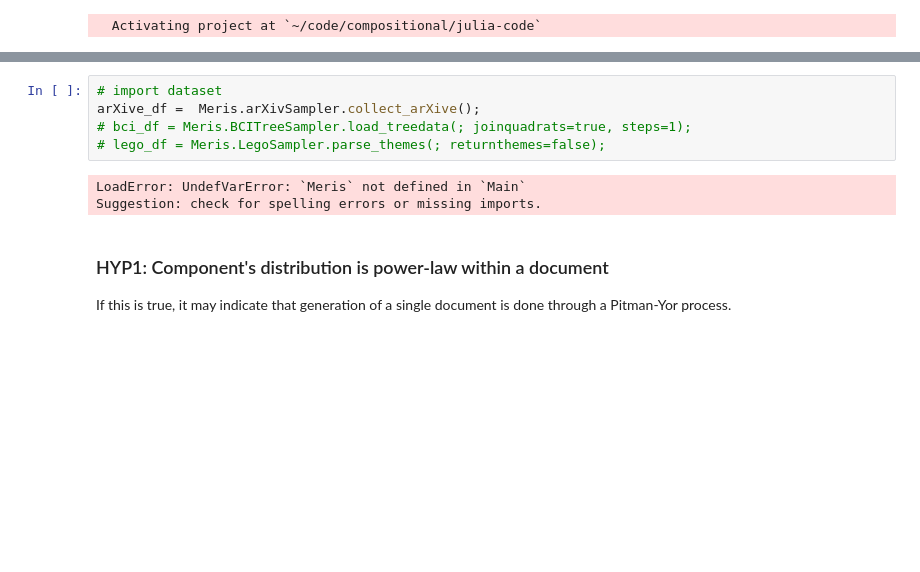
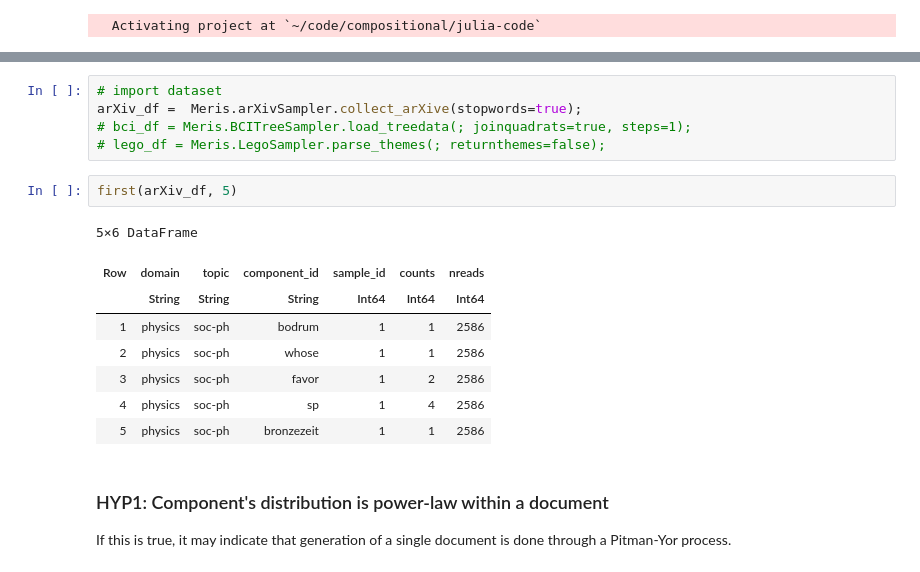
Before and after one commit to luca430/Meris, a Jupyter notebook: python-notebooks/hypJ.ipynb, the cells around one changed output, grey strips where cells are left out. Drawn from its saved outputs; the diff is of its cells as text; blank space fills up the shorter version.

```diff
--- a/python-notebooks/hypJ.ipynb
+++ b/python-notebooks/hypJ.ipynb
@@ -29,11 +10,19 @@ LoadError: Failed to precompile Meris [050ad861-3423-47d2-b9af-0fa14b653239] to
 # %%
 # import dataset
-arXive_df =  Meris.arXivSampler.collect_arXive();
+arXiv_df =  Meris.arXivSampler.collect_arXive(stopwords=true);
 # bci_df = Meris.BCITreeSampler.load_treedata(; joinquadrats=true, steps=1);
 # lego_df = Meris.LegoSampler.parse_themes(; returnthemes=false);
-# %% [output]
-LoadError: UndefVarError: `Meris` not defined in `Main`
-Suggestion: check for spelling errors or missing imports.
+# %%
+first(arXiv_df, 5)
+# %% [output]
+5×6 DataFrame
+| Row | domain | topic | component_id | sample_id | counts | nreads |
+|  | String | String | String | Int64 | Int64 | Int64 |
+| 1 | physics | soc-ph | bodrum | 1 | 1 | 2586 |
+| 2 | physics | soc-ph | whose | 1 | 1 | 2586 |
+| 3 | physics | soc-ph | favor | 1 | 2 | 2586 |
+| 4 | physics | soc-ph | sp | 1 | 4 | 2586 |
+| 5 | physics | soc-ph | bronzezeit | 1 | 1 | 2586 |
 # %% [markdown]
 ### HYP1: Component's distribution is power-law within a document
 If this is true, it may indicate that generation of a single document is done through a Pitman-Yor process.
```
Also changed, not shown: parts of 8 cells of this notebook, 3 other files.
